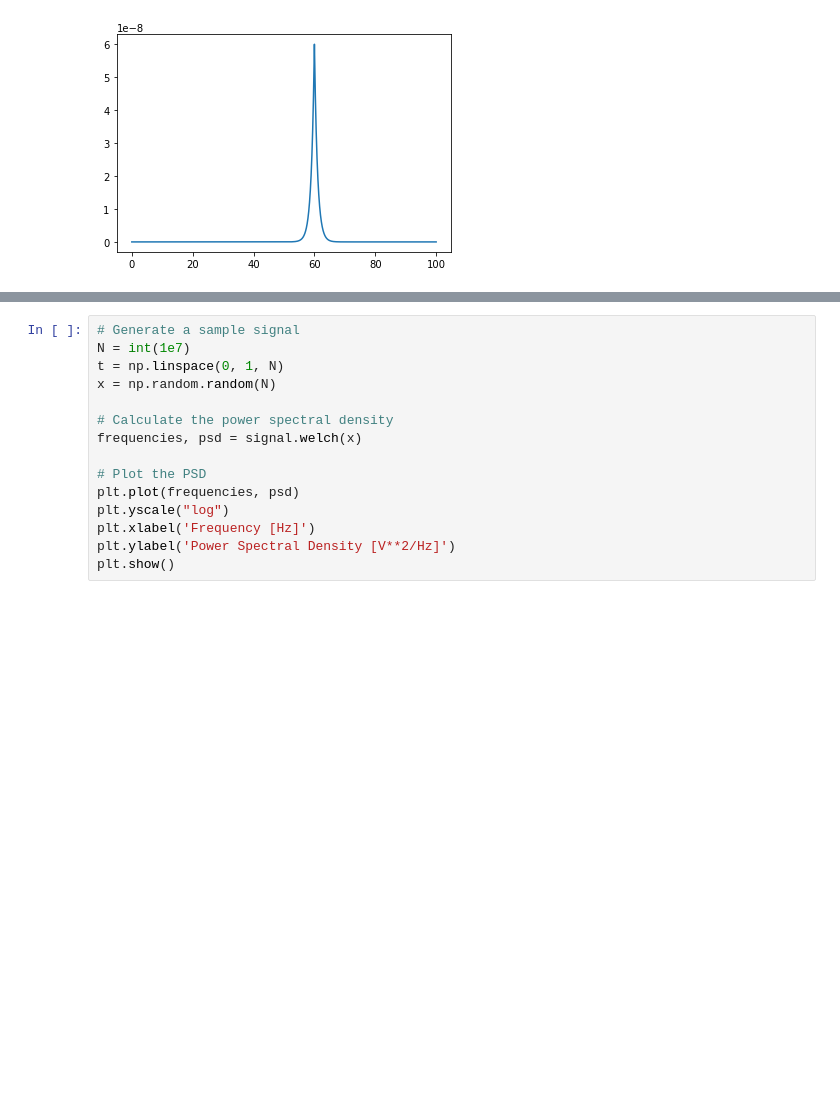
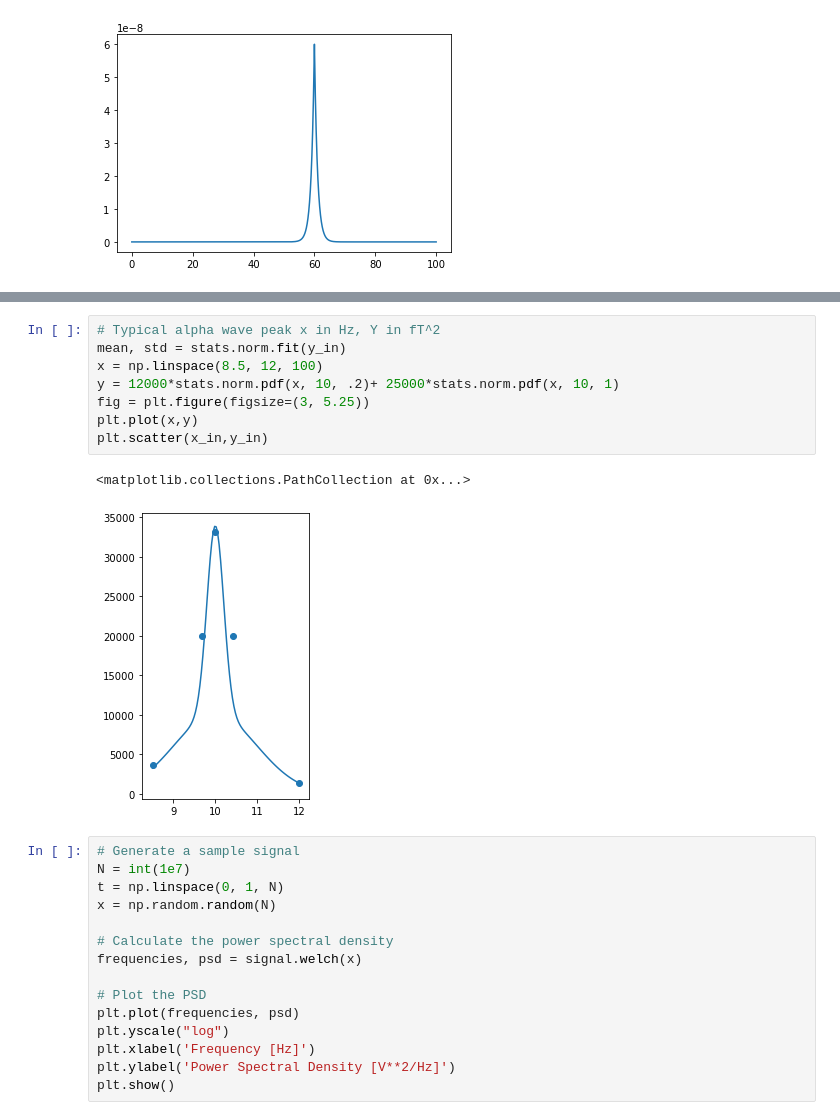
Before and after one commit to ZacharyJamesHill/MEG_noise_cancelation, a Jupyter notebook: background_noise_gen.ipynb, the cells around one changed output, grey strips where cells are left out. Cells and saved outputs as stored; diff of their text form; blank space fills up the shorter version.

Commit message:
Added function approximation for alpha wave psd

```diff
--- a/background_noise_gen.ipynb
+++ b/background_noise_gen.ipynb
@@ -22,3 +39,14 @@ plt.plot(freq,background_noise_psd)
+# %%
+# Typical alpha wave peak x in Hz, Y in fT^2
+mean, std = stats.norm.fit(y_in)
+x = np.linspace(8.5, 12, 100)
+y = 12000*stats.norm.pdf(x, 10, .2)+ 25000*stats.norm.pdf(x, 10, 1)
+fig = plt.figure(figsize=(3, 5.25))
+plt.plot(x,y)
+plt.scatter(x_in,y_in)
+# %% [output]
+<matplotlib.collections.PathCollection at 0x...>
+[figure, added]
 # %%
 # Generate a sample signal
 N = int(1e7)
```
Also changed, not shown: parts of 4 cells of this notebook.
